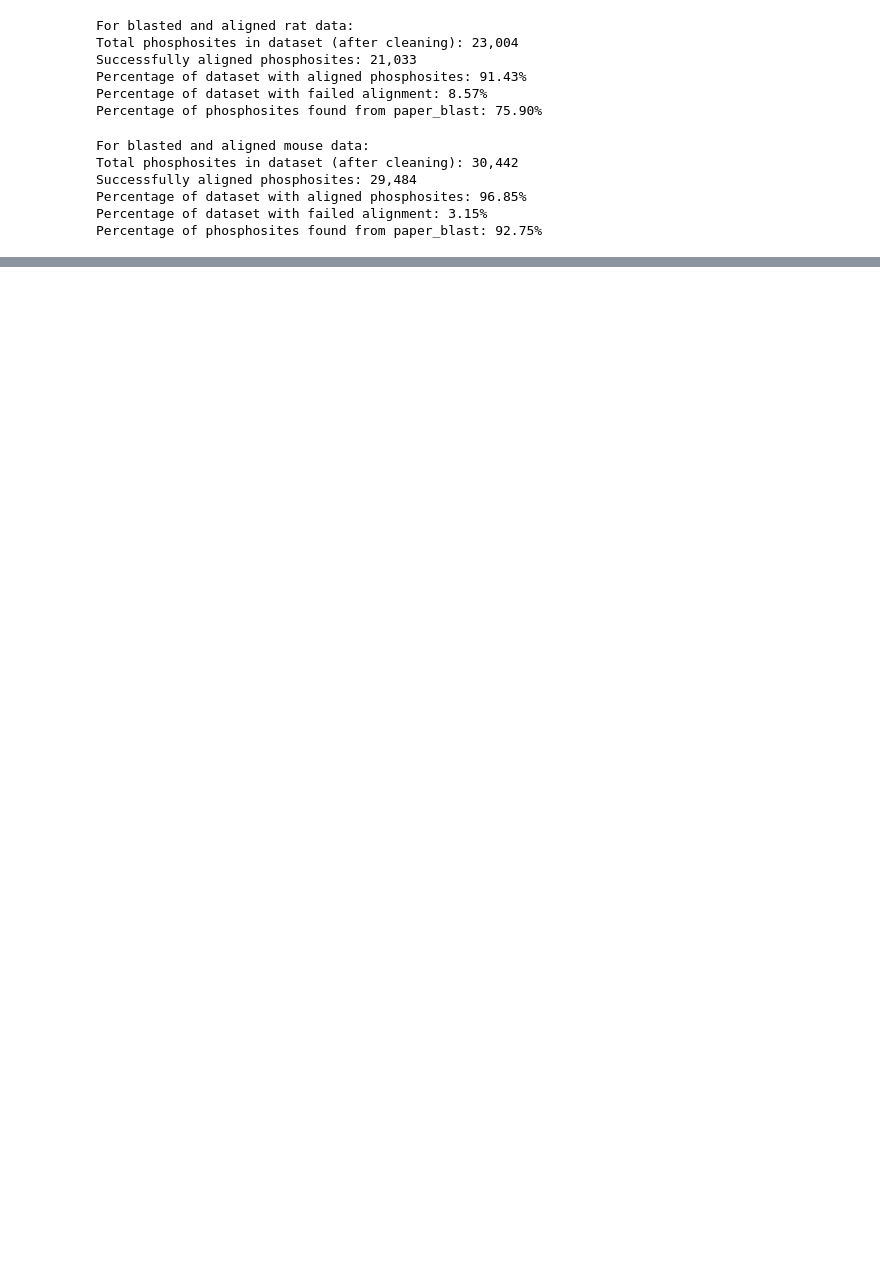
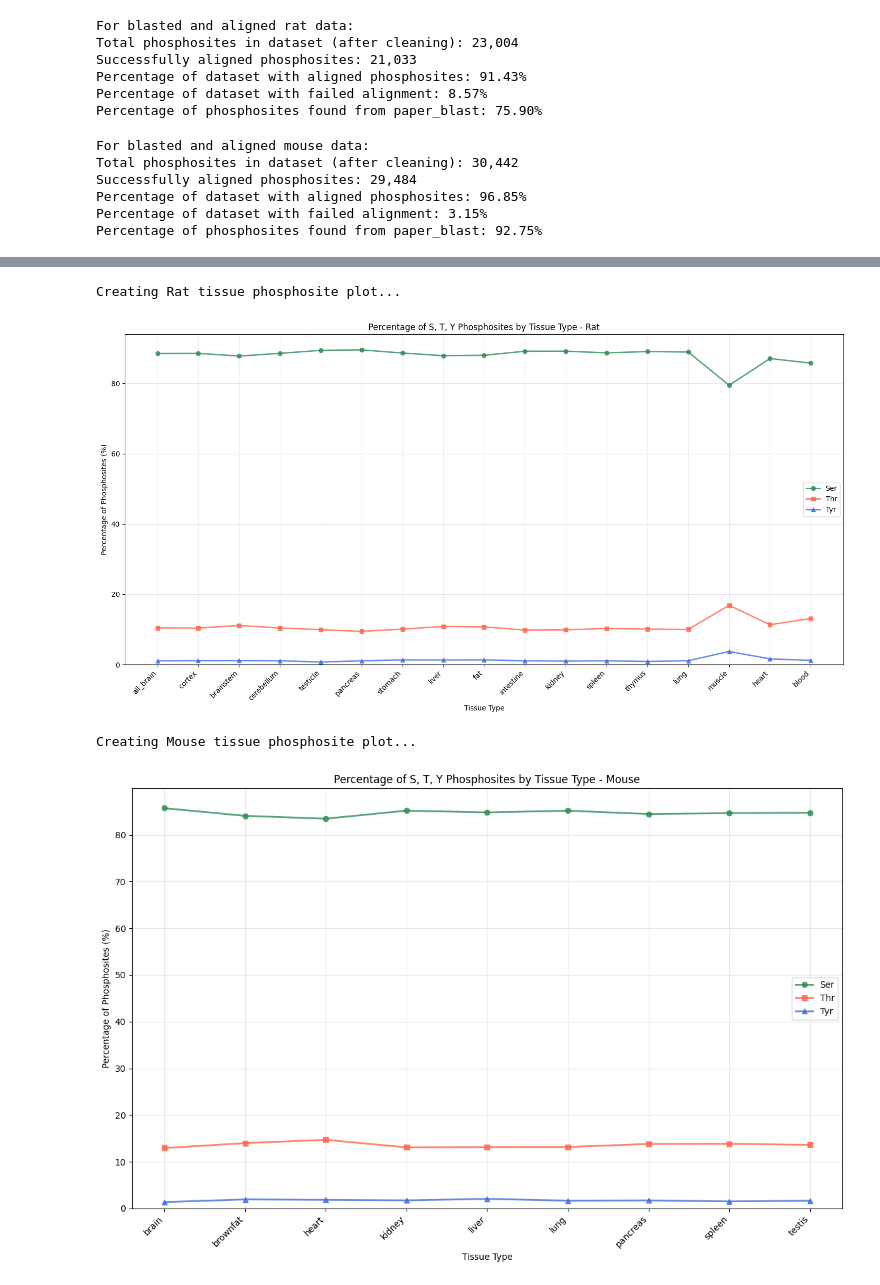
Before and after one commit to htsofie/phospho-idr, a Jupyter notebook: notebooks/percent_phosphosites.ipynb, the cells around one changed output, grey strips where cells are left out. Drawn from its saved outputs; the diff is of its cells as text; code cells hidden in the pictures; blank space fills up the shorter version.

```diff
--- a/notebooks/percent_phosphosites.ipynb
+++ b/notebooks/percent_phosphosites.ipynb
@@ -130,0 +213,55 @@ plt.show()
+# %%
+# Create visualizations for tissue-specific phosphosite percentages
+
+def create_tissue_phosphosite_plot(results, species_name, figsize=(12, 8)):
+    """
+    Create a line plot with dots showing S, T, Y percentages for each tissue
+    """
+    # Prepare data for plotting
+    tissues = list(results.keys())
+    ser_percentages = [results[tissue]['Ser'] for tissue in tissues]
+    thr_percentages = [results[tissue]['Thr'] for tissue in tissues]
+    tyr_percentages = [results[tissue]['Tyr'] for tissue in tissues]
+
+    # Create the plot
+    fig, ax = plt.subplots(figsize=figsize)
+
+    x = np.arange(len(tissues))
+
+    # Create lines with dots
+    ax.plot(x, ser_percentages, 'o-', label='Ser', color='#2E8B57', linewidth=2, markersize=6, alpha=0.8)
+    ax.plot(x, thr_percentages, 's-', label='Thr', color='#FF6347', linewidth=2, markersize=6, alpha=0.8)
+    ax.plot(x, tyr_percentages, '^-', label='Tyr', color='#4169E1', linewidth=2, markersize=6, alpha=0.8)
+
+    # Customize the plot
+    ax.set_xlabel('Tissue Type')
+    ax.set_ylabel('Percentage of Phosphosites (%)')
+    ax.set_title(f'Percentage of S, T, Y Phosphosites by Tissue Type - {species_name.title()}')
+    ax.set_xticks(x)
+    ax.set_xticklabels(tissues, rotation=45, ha='right')
+    ax.legend()
+    ax.grid(True, alpha=0.3)
+
+    # Set y-axis to start from 0 for better visualization
+    ax.set_ylim(bottom=0)
+
+    plt.tight_layout()
+
+    # Save the plot
+    os.makedirs("outputs", exist_ok=True)
+    plt.savefig(f"outputs/{species_name}_tissue_phosphosite_percentages.png", dpi=300, bbox_inches='tight')
+    plt.savefig(f"outputs/{species_name}_tissue_phosphosite_percentages.pdf", bbox_inches='tight')
+
+    plt.show()
+
+# Create plots for both species
+print("Creating Rat tissue phosphosite plot...")
+create_tissue_phosphosite_plot(rat_results, "rat", figsize=(15, 8))
+
+print("\nCreating Mouse tissue phosphosite plot...")
+create_tissue_phosphosite_plot(mouse_results, "mouse", figsize=(12, 8))
+# %% [output]
+Creating Rat tissue phosphosite plot...
+[figure, added]
+Creating Mouse tissue phosphosite plot...
+[figure, added]
```
Also changed, not shown: parts of 13 cells of this notebook, 20 other files.
